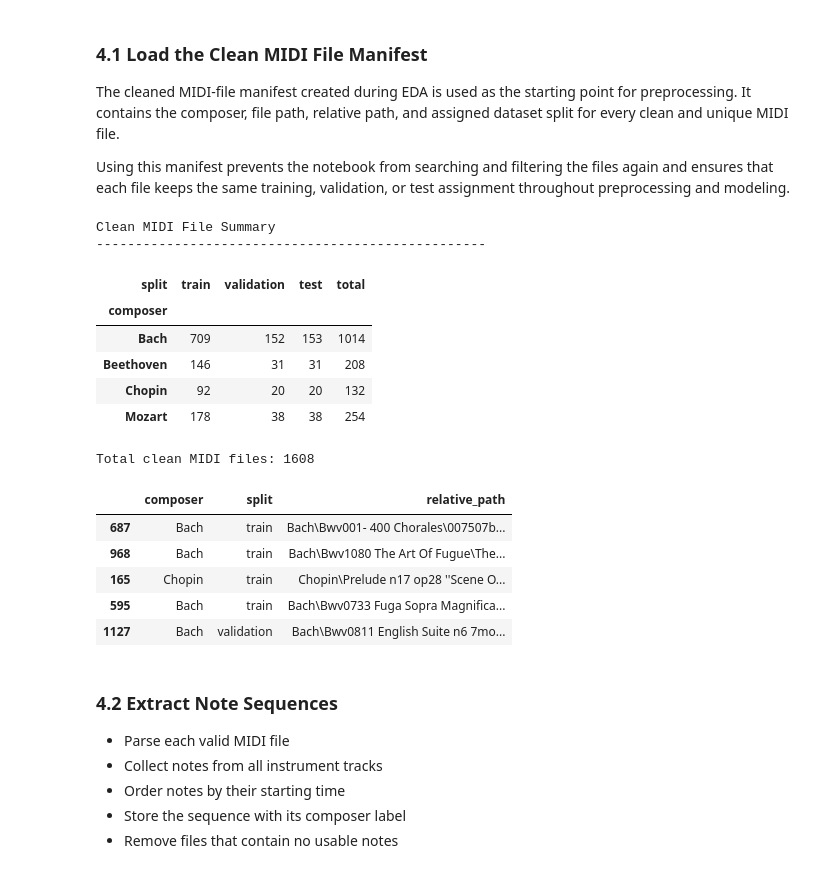
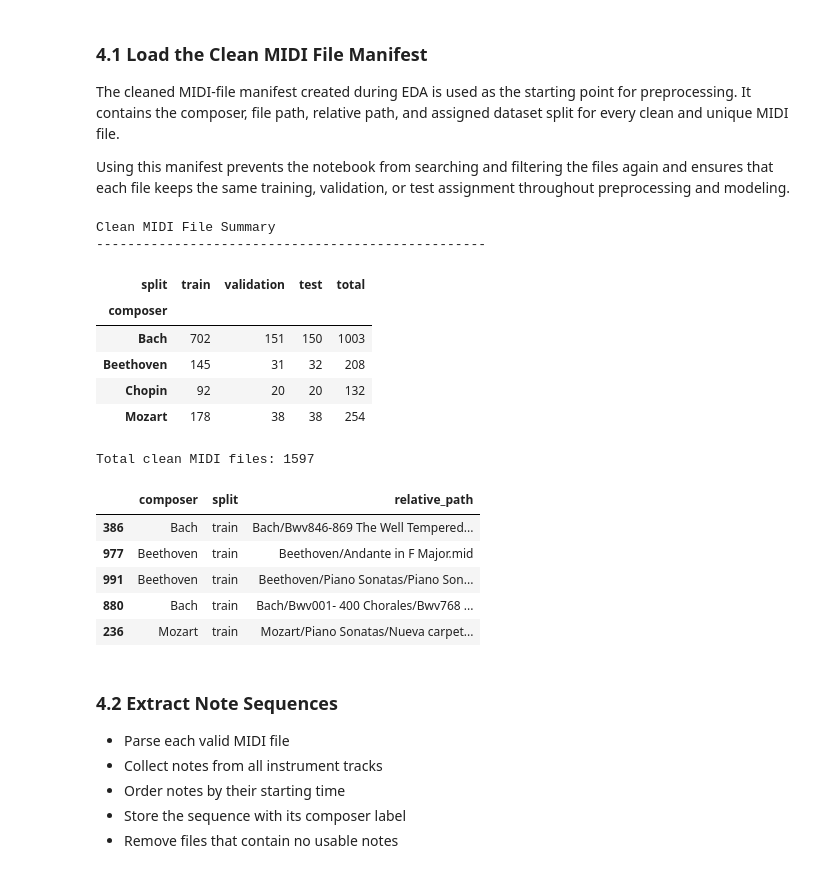
Before and after one commit to SamTavasoli/music-composer-classification-pytorch, a Jupyter notebook: notebooks/composer_classification.ipynb, the cells around one changed output. Drawn from its saved outputs; the diff is of its cells as text; code cells hidden in the pictures.

```diff
--- a/notebooks/composer_classification.ipynb
+++ b/notebooks/composer_classification.ipynb
@@ -1641,42 +1641,43 @@ valid_file_summary = valid_file_summary.reindex(
     fill_value=0
 )
 
 valid_file_summary["total"] = (
     valid_file_summary.sum(axis=1)
 )
 
 display(valid_file_summary)
 
 print(f"Total clean MIDI files: {len(valid_midi_df)}")
 
-assert len(valid_midi_df) == 1608
+assert len(valid_midi_df) == 1597
+#assert len(valid_midi_df) == 1608
 assert valid_midi_df["split"].notna().all()
 
 display(
     valid_midi_df[
         [
             "composer",
             "split",
             "relative_path"
         ]
     ].sample(5, random_state=SEED)
 )
 # %% [output]
 Clean MIDI File Summary
 --------------------------------------------------
 | split | train | validation | test | total |
 | composer |  |  |  |  |
-| Bach | 709 | 152 | 153 | 1014 |
-| Beethoven | 146 | 31 | 31 | 208 |
+| Bach | 702 | 151 | 150 | 1003 |
+| Beethoven | 145 | 31 | 32 | 208 |
 | Chopin | 92 | 20 | 20 | 132 |
 | Mozart | 178 | 38 | 38 | 254 |
-Total clean MIDI files: 1608
+Total clean MIDI files: 1597
 |  | composer | split | relative_path |
-| 687 | Bach | train | Bach\Bwv001- 400 Chorales\007507b... |
-| 968 | Bach | train | Bach\Bwv1080 The Art Of Fugue\The... |
-| 165 | Chopin | train | Chopin\Prelude n17 op28 ''Scene O... |
-| 595 | Bach | train | Bach\Bwv0733 Fuga Sopra Magnifica... |
-| 1127 | Bach | validation | Bach\Bwv0811 English Suite n6 7mo... |
+| 386 | Bach | train | Bach/Bwv846-869 The Well Tempered... |
+| 977 | Beethoven | train | Beethoven/Andante in F Major.mid |
+| 991 | Beethoven | train | Beethoven/Piano Sonatas/Piano Son... |
+| 880 | Bach | train | Bach/Bwv001- 400 Chorales/Bwv768 ... |
+| 236 | Mozart | train | Mozart/Piano Sonatas/Nueva carpet... |
 # %% [markdown]
 ### 4.2 Extract Note Sequences
 
```
Also changed, not shown: parts of 65 cells of this notebook.
